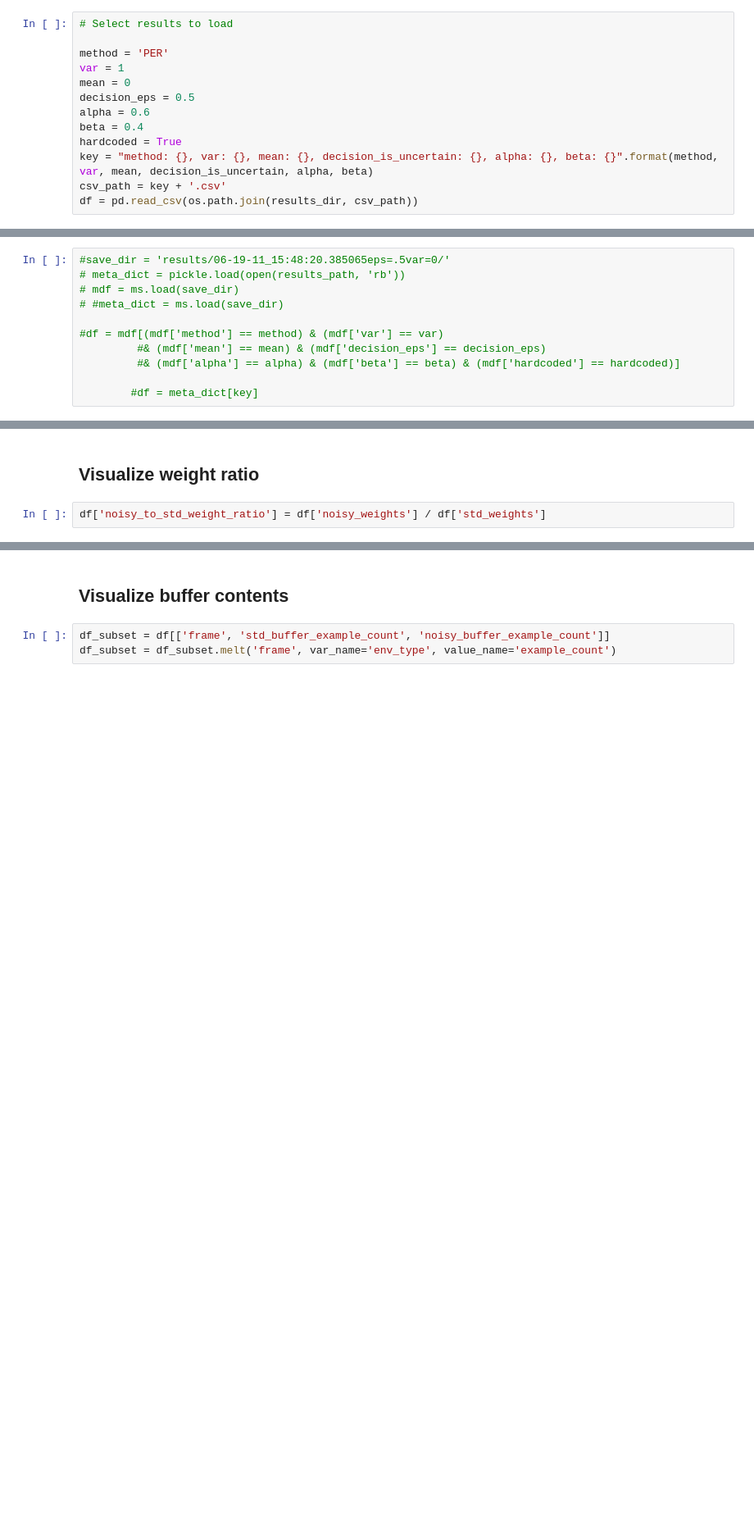
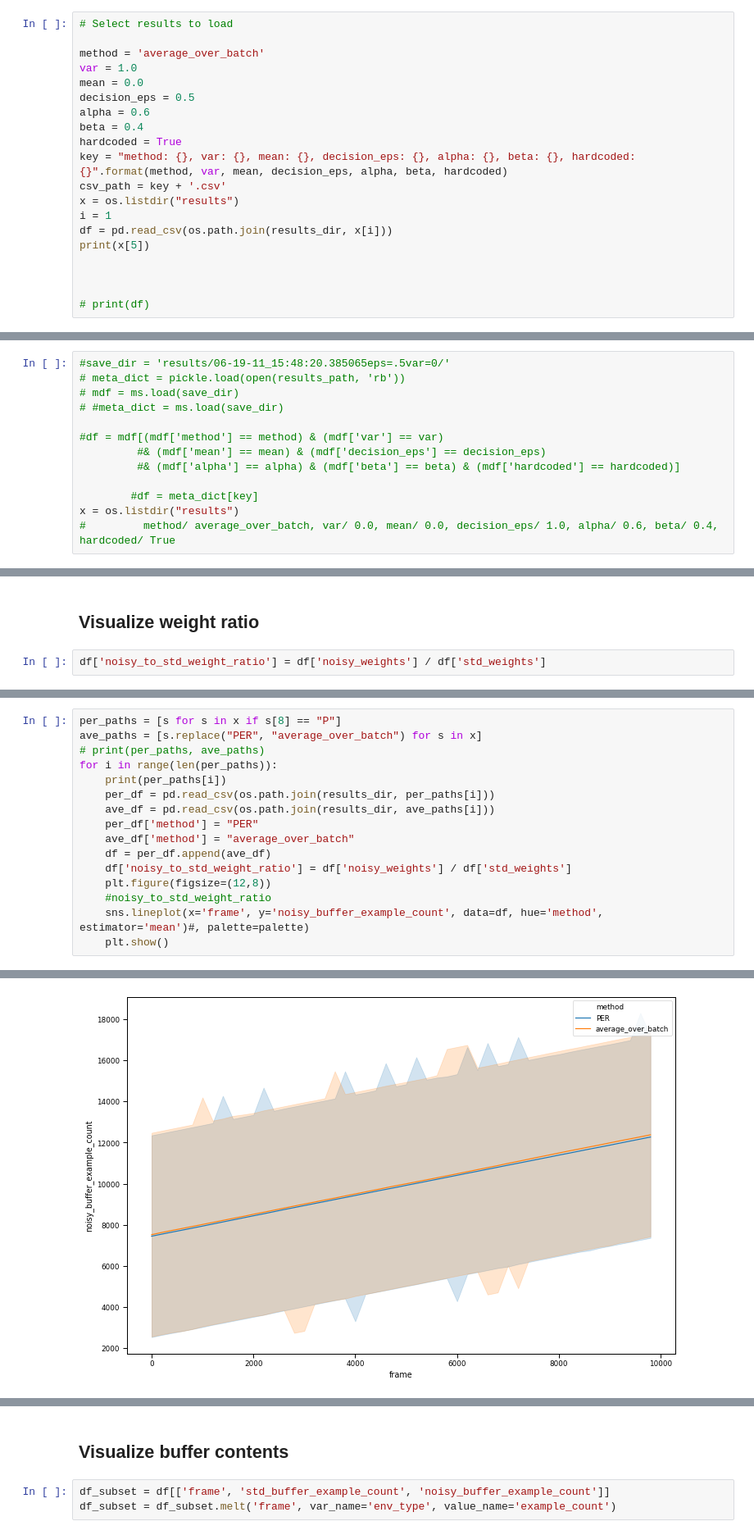
Before and after one commit to behzadhaghgoo/cs379c-project, a Jupyter notebook: Plot Metadict Results.ipynb, the cells around one changed output, grey strips where cells are left out. Shown at 82% size. Drawn from its saved outputs; the diff is of its cells as text; blank space fills up the shorter version.

```diff
--- a/Plot Metadict Results.ipynb
+++ b/Plot Metadict Results.ipynb
@@ -25,13 +44,20 @@ results_dir = 'results/'
 # %%
 # Select results to load
 
-method = 'PER'
-var = 1
-mean = 0
+method = 'average_over_batch'
+var = 1.0
+mean = 0.0
 decision_eps = 0.5
 alpha = 0.6
 beta = 0.4
 hardcoded = True
-key = "method: {}, var: {}, mean: {}, decision_is_uncertain: {}, alpha: {}, beta: {}".format(method, var, mean, decision_is_uncertain, alpha, beta)
+key = "method: {}, var: {}, mean: {}, decision_eps: {}, alpha: {}, beta: {}, hardcoded: {}".format(method, var, mean, decision_eps, alpha, beta, hardcoded)
 csv_path = key + '.csv'
-df = pd.read_csv(os.path.join(results_dir, csv_path))
+x = os.listdir("results")
+i = 1
+df = pd.read_csv(os.path.join(results_dir, x[i]))
+print(x[5])
+
+
+
+# print(df)
@@ -46,5 +74,7 @@ df = pd.read_csv(os.path.join(results_dir, csv_path))
          #& (mdf['alpha'] == alpha) & (mdf['beta'] == beta) & (mdf['hardcoded'] == hardcoded)]
 
         #df = meta_dict[key]
+x = os.listdir("results")
+#         method/ average_over_batch, var/ 0.0, mean/ 0.0, decision_eps/ 1.0, alpha/ 0.6, beta/ 0.4, hardcoded/ True
 # %%
 ["#388ed1", "#cc889f", "#f4b042", '#79b298']
@@ -54,0 +102,17 @@ df['noisy_to_std_weight_ratio'] = df['noisy_weights'] / df['std_weights']
+# %%
+per_paths = [s for s in x if s[8] == "P"]
+ave_paths = [s.replace("PER", "average_over_batch") for s in x]
+# print(per_paths, ave_paths)
+for i in range(len(per_paths)):
+    print(per_paths[i])
+    per_df = pd.read_csv(os.path.join(results_dir, per_paths[i]))
+    ave_df = pd.read_csv(os.path.join(results_dir, ave_paths[i]))
+    per_df['method'] = "PER"
+    ave_df['method'] = "average_over_batch"
+    df = per_df.append(ave_df)
+    df['noisy_to_std_weight_ratio'] = df['noisy_weights'] / df['std_weights']
+    plt.figure(figsize=(12,8))
+    #noisy_to_std_weight_ratio
+    sns.lineplot(x='frame', y='noisy_buffer_example_count', data=df, hue='method', estimator='mean')#, palette=palette)
+    plt.show()
+# %% [output]
@@ -54,0 +120 @@ df['noisy_to_std_weight_ratio'] = df['noisy_weights'] / df['std_weights']
+[figure, added]
```
Also changed, not shown: parts of 9 cells of this notebook.
